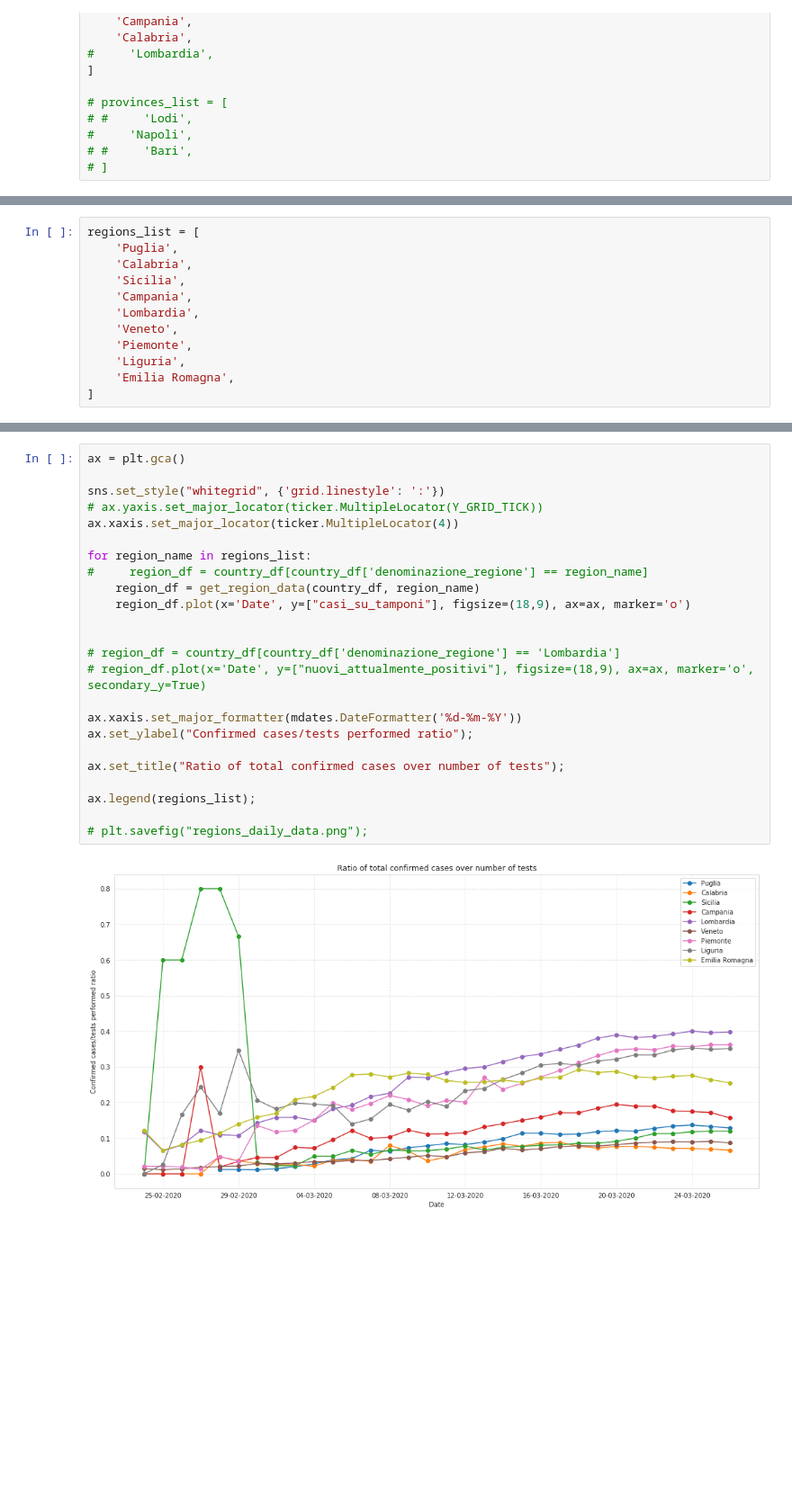
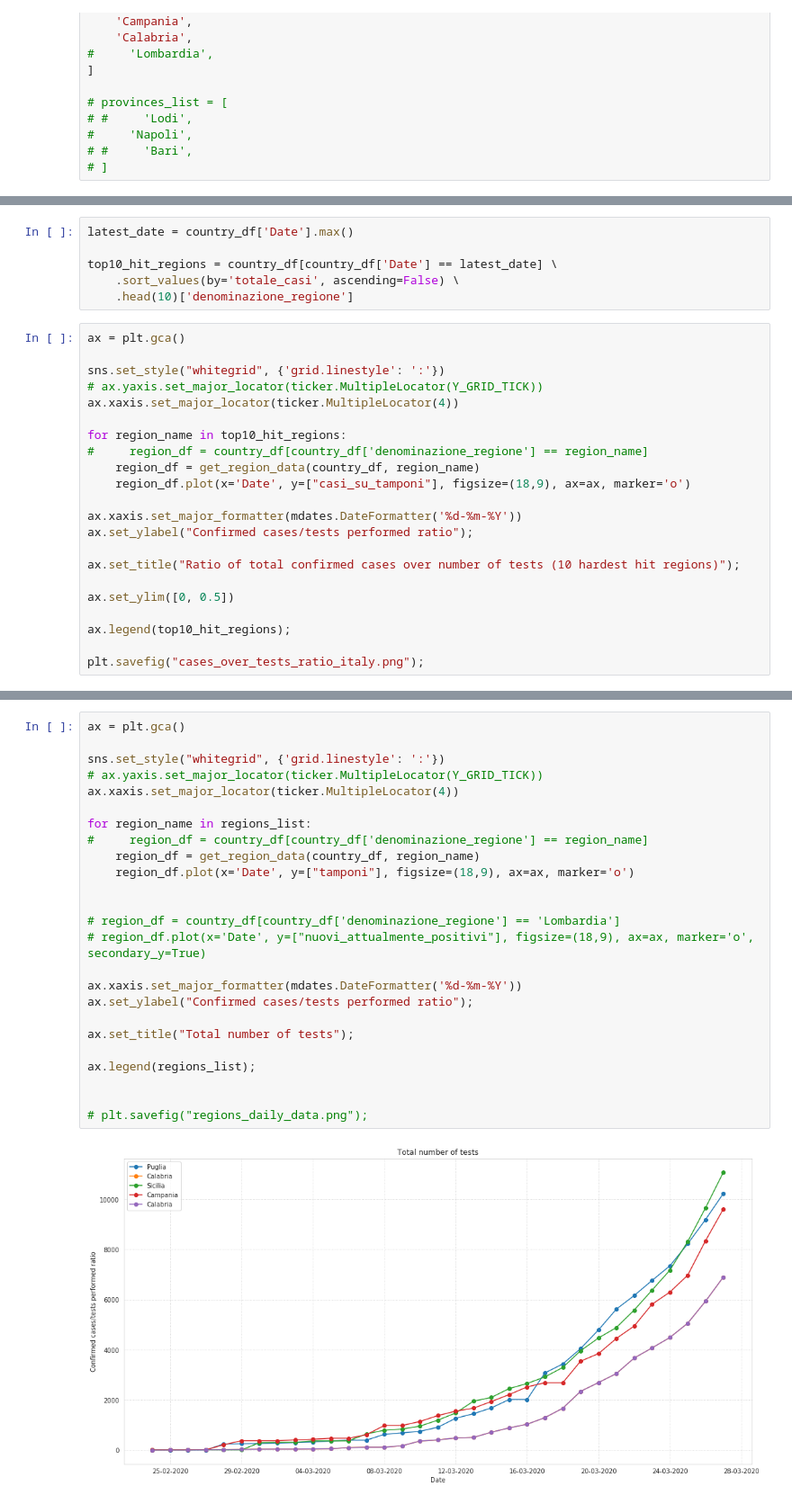
Before and after one commit to matteobarbieri/covid2019-data-analysis, a Jupyter notebook: notebooks/projections_covid2019_italy.ipynb, the cells around one changed output, grey strips where cells are left out. Shown: that part at 90% size. Cells and saved outputs as stored; diff of their text form; blank space fills up the shorter version.

```diff
--- a/notebooks/projections_covid2019_italy.ipynb
+++ b/notebooks/projections_covid2019_italy.ipynb
@@ -131,12 +135,0 @@ ax.legend(regions_list)
-# %%
-regions_list = [
-    'Puglia',
-    'Calabria',
-    'Sicilia',
-    'Campania',
-    'Lombardia',
-    'Veneto',
-    'Piemonte',
-    'Liguria',
-    'Emilia Romagna',
-]
@@ -142,0 +147,28 @@ regions_list = [
+# %%
+latest_date = country_df['Date'].max()
+
+top10_hit_regions = country_df[country_df['Date'] == latest_date] \
+    .sort_values(by='totale_casi', ascending=False) \
+    .head(10)['denominazione_regione']
+# %%
+ax = plt.gca()
+
+sns.set_style("whitegrid", {'grid.linestyle': ':'})
+# ax.yaxis.set_major_locator(ticker.MultipleLocator(Y_GRID_TICK))
+ax.xaxis.set_major_locator(ticker.MultipleLocator(4))
+
+for region_name in top10_hit_regions:
+#     region_df = country_df[country_df['denominazione_regione'] == region_name]
+    region_df = get_region_data(country_df, region_name)
+    region_df.plot(x='Date', y=["casi_su_tamponi"], figsize=(18,9), ax=ax, marker='o')
+
+ax.xaxis.set_major_formatter(mdates.DateFormatter('%d-%m-%Y'))
+ax.set_ylabel("Confirmed cases/tests performed ratio");
+
+ax.set_title("Ratio of total confirmed cases over number of tests (10 hardest hit regions)");
+
+ax.set_ylim([0, 0.5])
+
+ax.legend(top10_hit_regions);
+
+plt.savefig("cases_over_tests_ratio_italy.png");
@@ -143,26 +177,27 @@ regions_list = [
 # %%
 ax = plt.gca()
 
 sns.set_style("whitegrid", {'grid.linestyle': ':'})
 # ax.yaxis.set_major_locator(ticker.MultipleLocator(Y_GRID_TICK))
 ax.xaxis.set_major_locator(ticker.MultipleLocator(4))
 
 for region_name in regions_list:
 #     region_df = country_df[country_df['denominazione_regione'] == region_name]
     region_df = get_region_data(country_df, region_name)
-    region_df.plot(x='Date', y=["casi_su_tamponi"], figsize=(18,9), ax=ax, marker='o')
+    region_df.plot(x='Date', y=["tamponi"], figsize=(18,9), ax=ax, marker='o')
 
 
 # region_df = country_df[country_df['denominazione_regione'] == 'Lombardia']
 # region_df.plot(x='Date', y=["nuovi_attualmente_positivi"], figsize=(18,9), ax=ax, marker='o', secondary_y=True)
 
 ax.xaxis.set_major_formatter(mdates.DateFormatter('%d-%m-%Y'))
 ax.set_ylabel("Confirmed cases/tests performed ratio");
 
-ax.set_title("Ratio of total confirmed cases over number of tests");
+ax.set_title("Total number of tests");
 
 ax.legend(regions_list);
 
+
 # plt.savefig("regions_daily_data.png");
 # %% [output]
-[figure, old version]
+[figure, new version]
```
Also changed, not shown: parts of 6 cells of this notebook, 8 other files.
